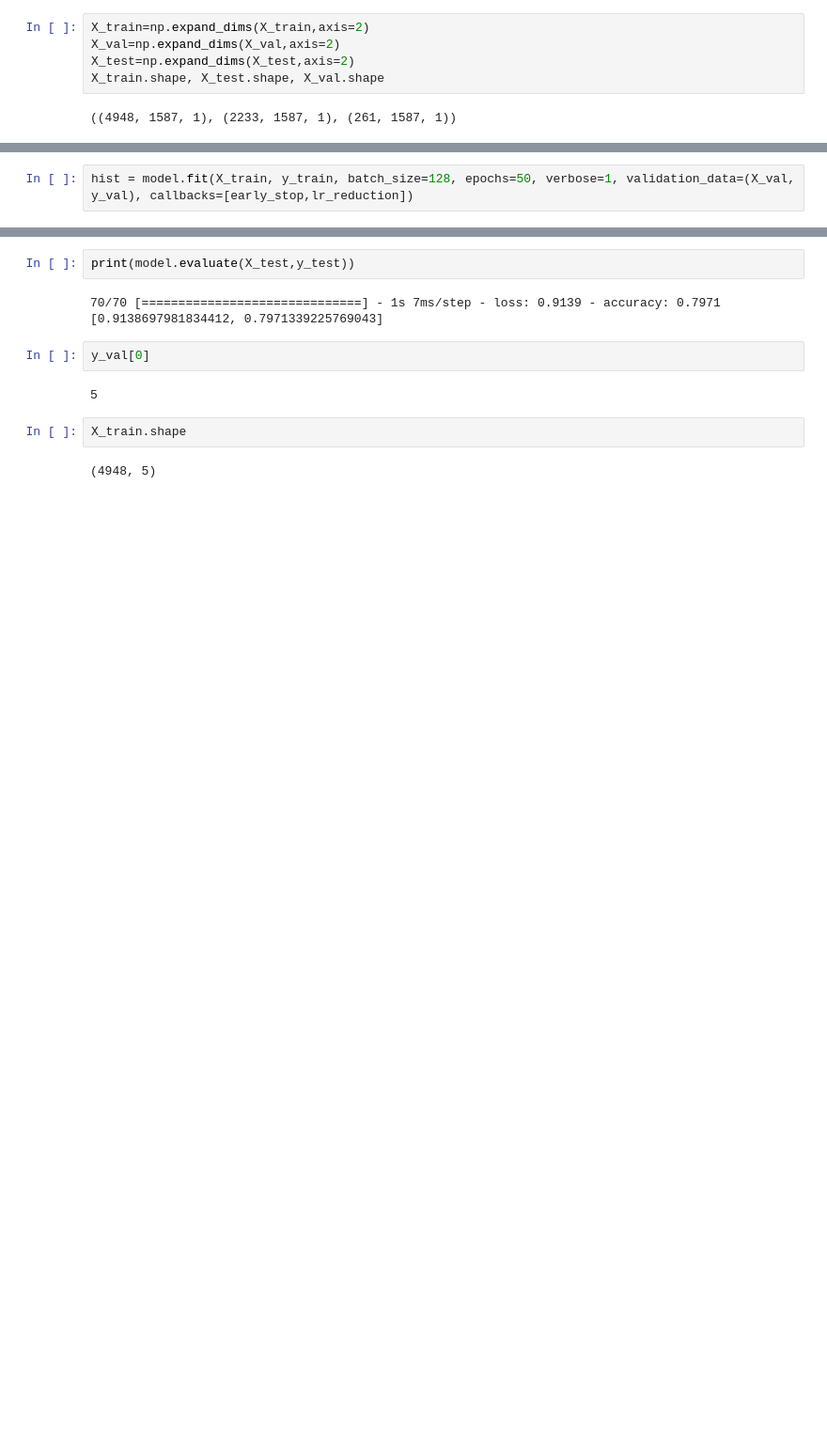
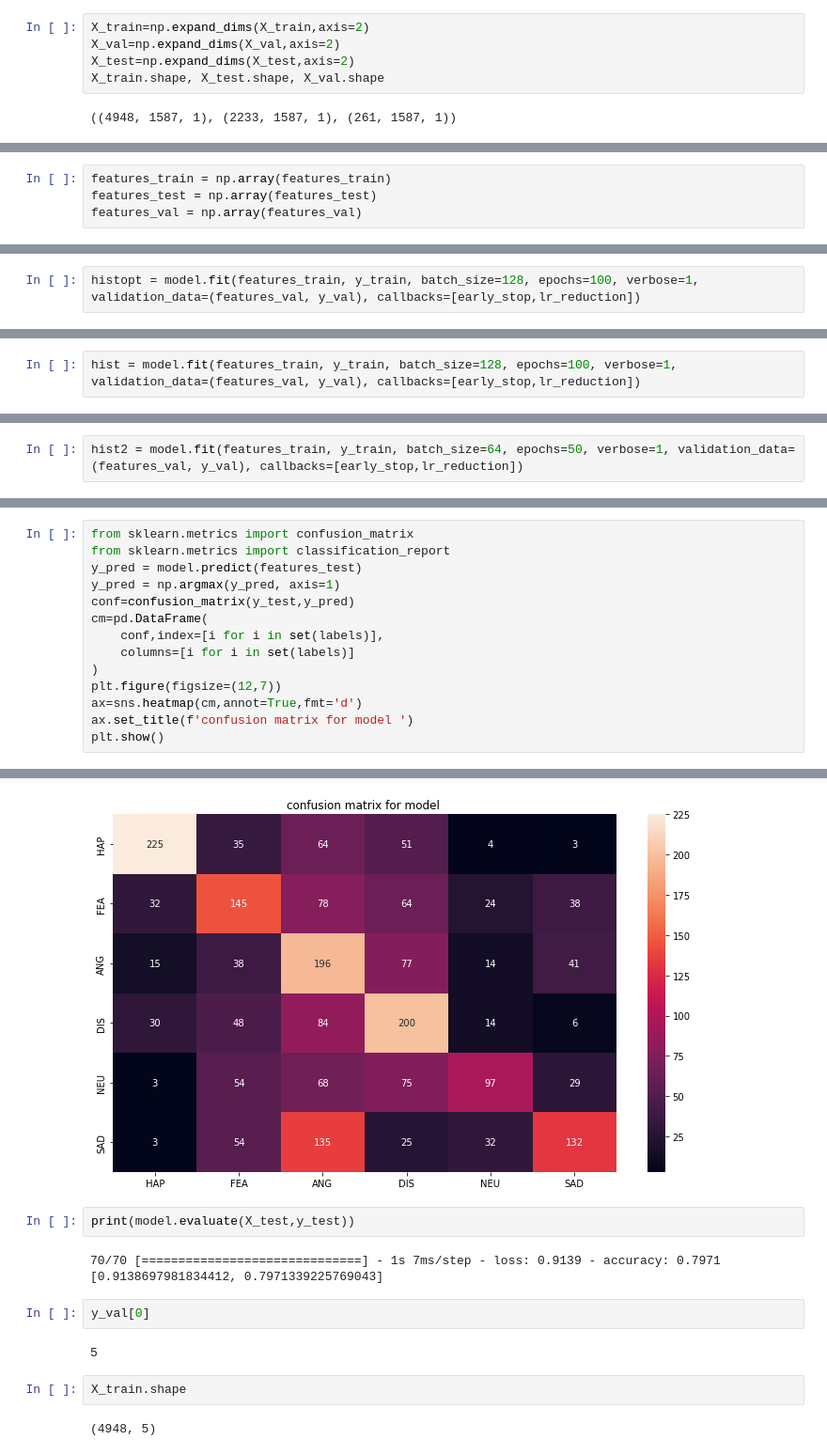
Before and after one commit to ranabarakat/Speech-Emotion-Recognition, a Jupyter notebook: SER.ipynb, the cells around one changed output, grey strips where cells are left out. Shown at 94% size. Drawn from its saved outputs; the diff is of its cells as text; blank space fills up the shorter version.

```diff
--- a/SER.ipynb
+++ b/SER.ipynb
@@ -589,0 +665,4 @@ lr_reduction=ReduceLROnPlateau(monitor='val_acc',patience=3,verbose=1,factor=0.5
+# %%
+features_train = np.array(features_train)
+features_test = np.array(features_test)
+features_val = np.array(features_val)
@@ -667,0 +834,2 @@ _________________________________________________________________
+# %%
+histopt = model.fit(features_train, y_train, batch_size=128, epochs=100, verbose=1, validation_data=(features_val, y_val), callbacks=[early_stop,lr_reduction])
@@ -668,3 +852,3 @@ _________________________________________________________________
 # %%
-hist = model.fit(X_train, y_train, batch_size=128, epochs=50, verbose=1, validation_data=(X_val, y_val), callbacks=[early_stop,lr_reduction])
+hist = model.fit(features_train, y_train, batch_size=128, epochs=100, verbose=1, validation_data=(features_val, y_val), callbacks=[early_stop,lr_reduction])
 # %% [output]
@@ -677,0 +897,2 @@ Epoch 3/50
+# %%
+hist2 = model.fit(features_train, y_train, batch_size=64, epochs=50, verbose=1, validation_data=(features_val, y_val), callbacks=[early_stop,lr_reduction])
@@ -677,0 +934,15 @@ Epoch 3/50
+# %%
+from sklearn.metrics import confusion_matrix
+from sklearn.metrics import classification_report
+y_pred = model.predict(features_test)
+y_pred = np.argmax(y_pred, axis=1)
+conf=confusion_matrix(y_test,y_pred)
+cm=pd.DataFrame(
+    conf,index=[i for i in set(labels)],
+    columns=[i for i in set(labels)]
+)
+plt.figure(figsize=(12,7))
+ax=sns.heatmap(cm,annot=True,fmt='d')
+ax.set_title(f'confusion matrix for model ')
+plt.show()
+# %% [output]
@@ -678,3 +950,4 @@ Epoch 3/50
+[figure, added]
 # %%
 print(model.evaluate(X_test,y_test))
 # %% [output]
```
Also changed, not shown: parts of 30 cells of this notebook.
